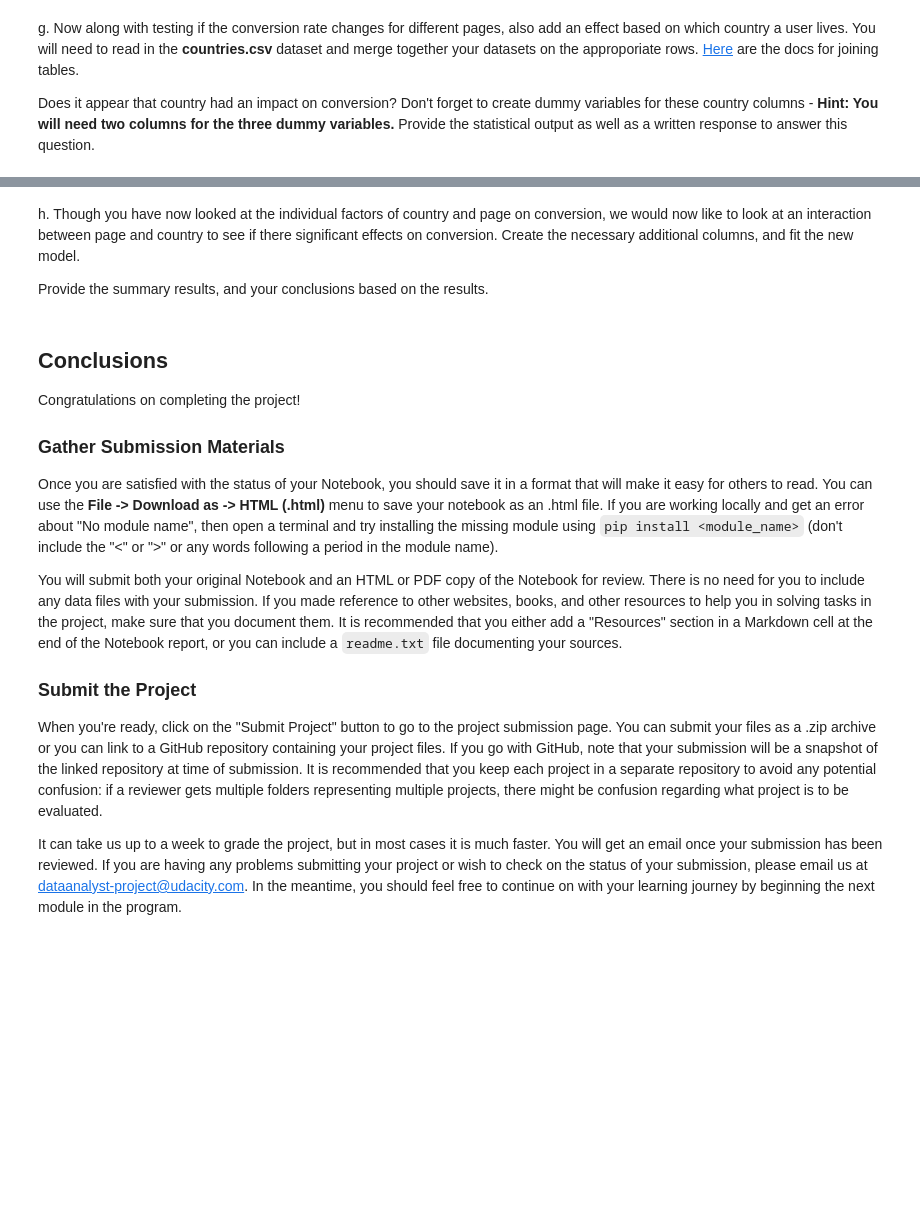
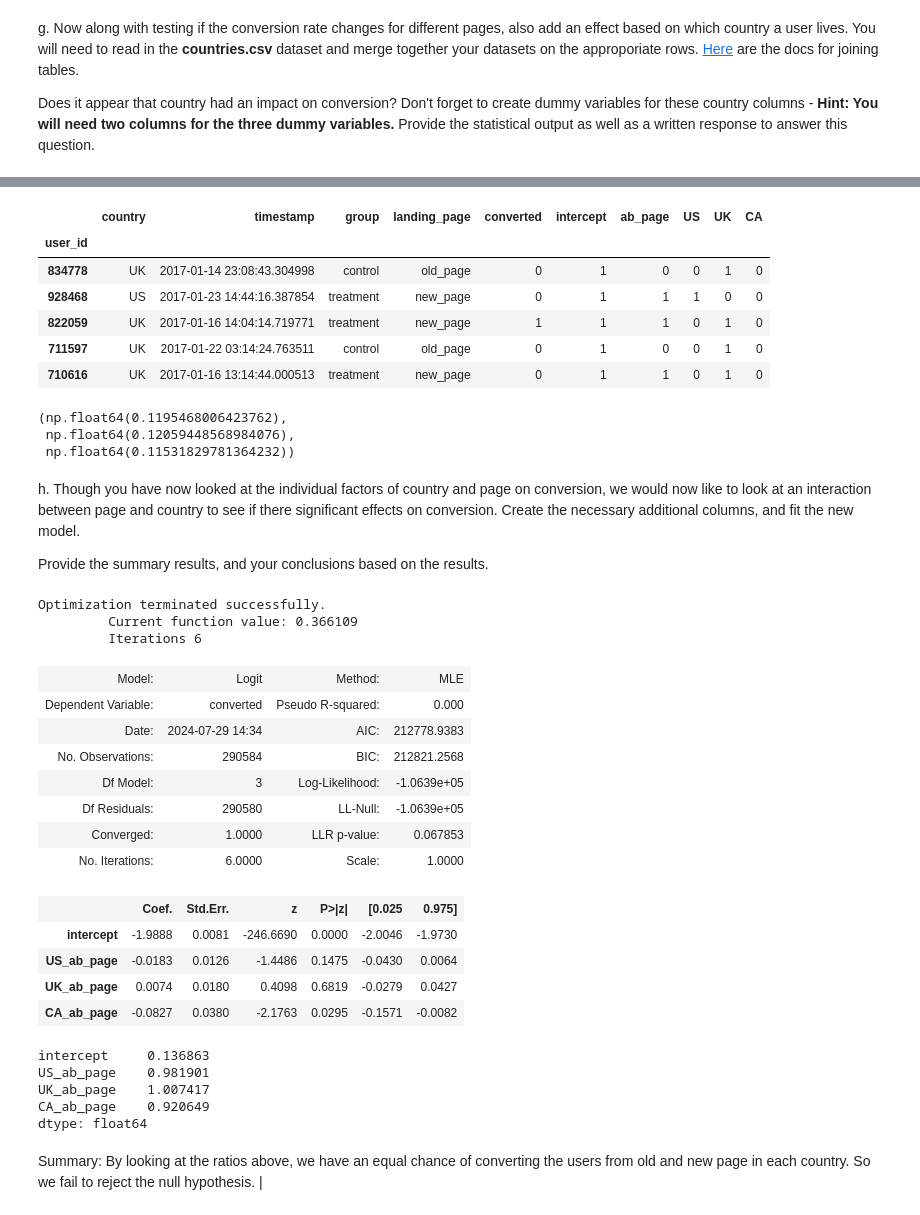
Before and after one commit to aayush1202/analyze-a-b-test-results, a Jupyter notebook: Analyze_ab_test_results_notebook.ipynb, the cells around one changed output, grey strips where cells are left out. Saved outputs shown, nothing was run; the diff lists cells and outputs as text; code cells hidden in the pictures; blank space fills up the shorter version.

```diff
--- a/Analyze_ab_test_results_notebook.ipynb
+++ b/Analyze_ab_test_results_notebook.ipynb
@@ -331,2 +330,7 @@ a. Since each row is either a conversion or no conversion, what type of regressi
 # %% [markdown]
 b. The goal is to use **statsmodels** to fit the regression model you specified in part **a.** to see if there is a significant difference in conversion based on which page a customer receives.  However, you first need to create a column for the intercept, and create a dummy variable column for which page each user received.  Add an **intercept** column, as well as an **ab_page** column, which is 1 when an individual receives the **treatment** and 0 if **control**.
+# %%
+df2['intercept'] = 1
+
+df2['ab_page'] = pd.get_dummies(df2['group'], dtype='int')['treatment']
+df2.head()
@@ -354,3 +402,21 @@ df_new = countries_df.set_index('user_id').join(df2.set_index('user_id'), how='i
+# %%
+df_new[['US', 'UK', 'CA']] = pd.get_dummies(df_new['country'], dtype='int')[['US', "UK", 'CA']]
+df_new.head()
+# %% [output]
+|  | country | timestamp | group | landing_page | converted | intercept | ab_page | US | UK | CA |
+| user_id |  |  |  |  |  |  |  |  |  |  |
+| 834778 | UK | 2017-01-14 23:08:43.304998 | control | old_page | 0 | 1 | 0 | 0 | 1 | 0 |
+| 928468 | US | 2017-01-23 14:44:16.387854 | treatment | new_page | 0 | 1 | 1 | 1 | 0 | 0 |
+| 822059 | UK | 2017-01-16 14:04:14.719771 | treatment | new_page | 1 | 1 | 1 | 0 | 1 | 0 |
+| 711597 | UK | 2017-01-22 03:14:24.763511 | control | old_page | 0 | 1 | 0 | 0 | 1 | 0 |
+| 710616 | UK | 2017-01-16 13:14:44.000513 | treatment | new_page | 0 | 1 | 1 | 0 | 1 | 0 |
+# %%
+df_new.query('US == 1').converted.mean(),df_new.query('UK == 1').converted.mean(),\
+       df_new.query('CA == 1').converted.mean()
+# %% [output]
+(np.float64(0.1195468006423762),
+ np.float64(0.12059448568984076),
+ np.float64(0.11531829781364232))
 # %% [markdown]
 h. Though you have now looked at the individual factors of country and page on conversion, we would now like to look at an interaction between page and country to see if there significant effects on conversion.  Create the necessary additional columns, and fit the new model.
 
@@ -360,17 +423,0 @@ Provide the summary results, and your conclusions based on the results.
-# %% [markdown]
-<a id='conclusions'></a>
-## Conclusions
-
-Congratulations on completing the project!
-
-### Gather Submission Materials
-
-Once you are satisfied with the status of your Notebook, you should save it in a format that will make it easy for others to read. You can use the __File -> Download as -> HTML (.html)__ menu to save your notebook as an .html file. If you are working locally and get an error about "No module name", then open a terminal and try installing the missing module using `pip install <module_name>` (don't include the "<" or ">" or any words following a period in the module name).
-
-You will submit both your original Notebook and an HTML or PDF copy of the Notebook for review. There is no need for you to include any data files with your submission. If you made reference to other websites, books, and other resources to help you in solving tasks in the project, make sure that you document them. It is recommended that you either add a "Resources" section in a Markdown cell at the end of the Notebook report, or you can include a `readme.txt` file documenting your sources.
-
-### Submit the Project
-
-When you're ready, click on the "Submit Project" button to go to the project submission page. You can submit your files as a .zip archive or you can link to a GitHub repository containing your project files. If you go with GitHub, note that your submission will be a snapshot of the linked repository at time of submission. It is recommended that you keep each project in a separate repository to avoid any potential confusion: if a reviewer gets multiple folders representing multiple projects, there might be confusion regarding what project is to be evaluated.
-
-It can take us up to a week to grade the project, but in most cases it is much faster. You will get an email once your submission has been reviewed. If you are having any problems submitting your project or wish to check on the status of your submission, please email us at dataanalyst-project@udacity.com. In the meantime, you should feel free to continue on with your learning journey by beginning the next module in the program.
@@ -376,0 +428,31 @@ It can take us up to a week to grade the project, but in most cases it is much f
+# %%
+log_mod = sm.Logit(df_new['converted'], df_new[['intercept', 'US_ab_page', 'UK_ab_page', 'CA_ab_page']])
+results = log_mod.fit()
+results.summary2()
+# %% [output]
+Optimization terminated successfully.
+         Current function value: 0.366109
+         Iterations 6
+| Model: | Logit | Method: | MLE |
+| Dependent Variable: | converted | Pseudo R-squared: | 0.000 |
+| Date: | 2024-07-29 14:34 | AIC: | 212778.9383 |
+| No. Observations: | 290584 | BIC: | 212821.2568 |
+| Df Model: | 3 | Log-Likelihood: | -1.0639e+05 |
+| Df Residuals: | 290580 | LL-Null: | -1.0639e+05 |
+| Converged: | 1.0000 | LLR p-value: | 0.067853 |
+| No. Iterations: | 6.0000 | Scale: | 1.0000 |
+|  | Coef. | Std.Err. | z | P>|z| | [0.025 | 0.975] |
+| intercept | -1.9888 | 0.0081 | -246.6690 | 0.0000 | -2.0046 | -1.9730 |
+| US_ab_page | -0.0183 | 0.0126 | -1.4486 | 0.1475 | -0.0430 | 0.0064 |
+| UK_ab_page | 0.0074 | 0.0180 | 0.4098 | 0.6819 | -0.0279 | 0.0427 |
+| CA_ab_page | -0.0827 | 0.0380 | -2.1763 | 0.0295 | -0.1571 | -0.0082 |
+# %%
+np.exp(results.params)
+# %% [output]
+intercept     0.136863
+US_ab_page    0.981901
+UK_ab_page    1.007417
+CA_ab_page    0.920649
+dtype: float64
+# %% [markdown]
+Summary: By looking at the ratios above, we have an equal chance of converting the users from old and new page in each country. So we fail to reject the null hypothesis. |
```
Also changed, not shown: parts of 31 cells of this notebook.
